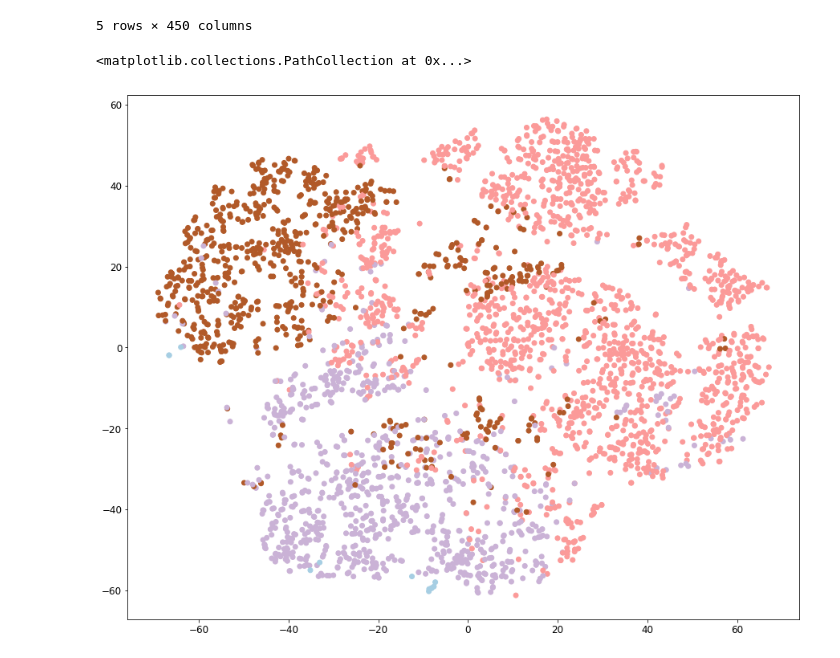
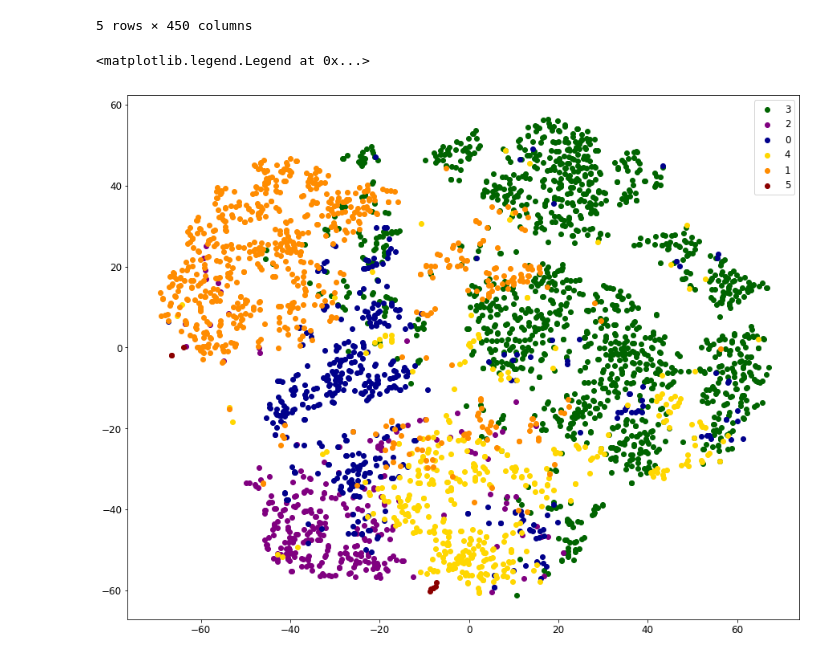
Before and after one commit to brandries/project_echo_clustering, a Jupyter notebook: clustering/Manifold_learning.ipynb, the cells around one changed output. Cells and saved outputs as stored; diff of their text form; code cells hidden in the pictures.

```diff
--- a/clustering/Manifold_learning.ipynb
+++ b/clustering/Manifold_learning.ipynb
@@ -267,4 +267,4 @@ UMAT = u.show(sm, distance2=1, row_normalized=False, show_data=True, contooor=Tr
 # %% [output]
 [figure]
 # %%
-clusters = sm.cluster(n_clusters=4)
+clusters = sm.cluster(n_clusters=6)
@@ -333,7 +304,13 @@ new_df.head()
 # %%
 f, ax = plt.subplots(figsize=(15,12))
 
-ax.scatter(new_df['tsne1'], new_df['tsne2'], c=new_df['cluster'], cmap='Paired')
+colors=['darkblue', 'darkorange', 'purple', 'darkgreen', 'gold', 'darkred']
+
+for i in new_df['cluster'].unique():
+    ax.scatter(new_df[new_df['cluster'] == i]['tsne1'], new_df[new_df['cluster'] == i]['tsne2'],
+    color=colors[i], label=i)
+
+ax.legend()
 # %% [output]
-<matplotlib.collections.PathCollection at 0x...>
+<matplotlib.legend.Legend at 0x...>
-[figure, old version]
+[figure, new version]
```
Also changed, not shown: parts of 5 cells of this notebook.
